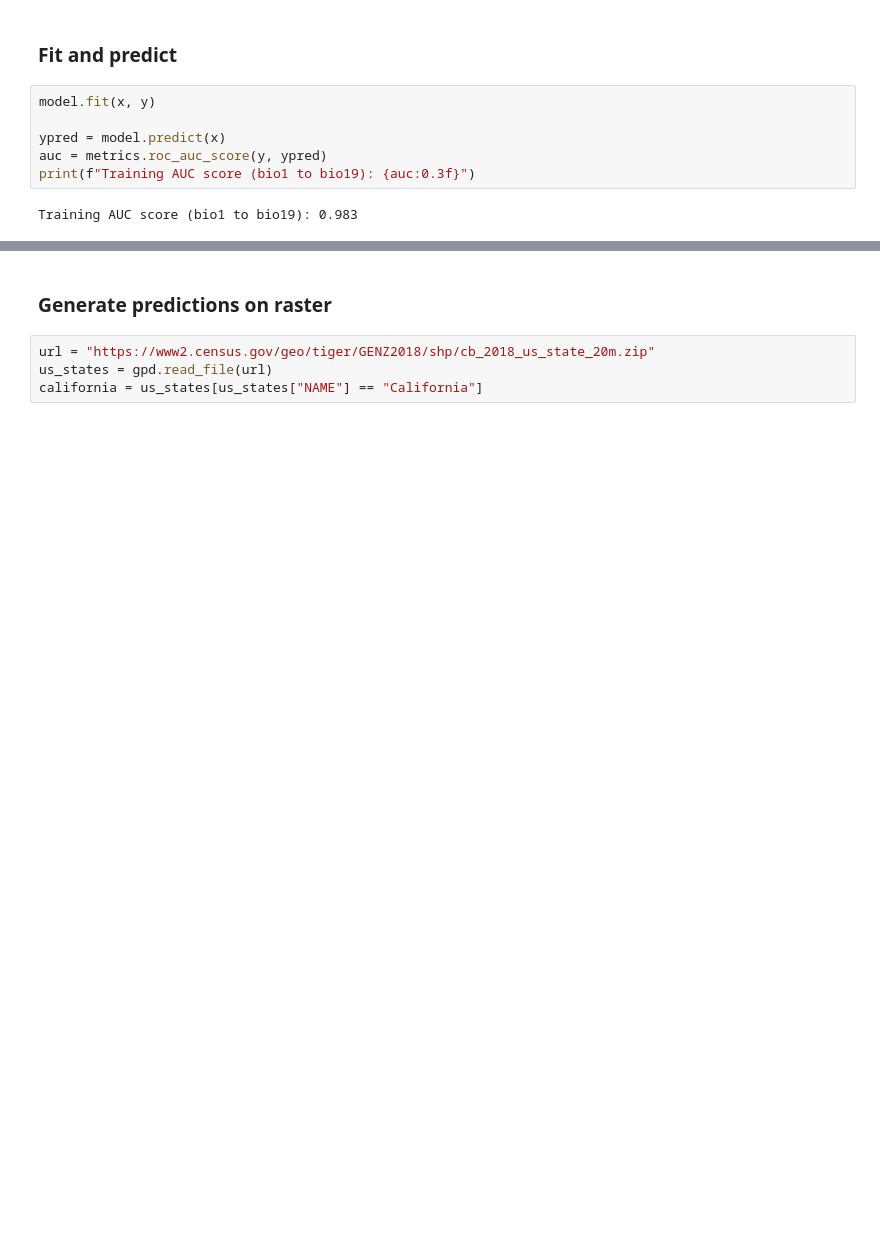
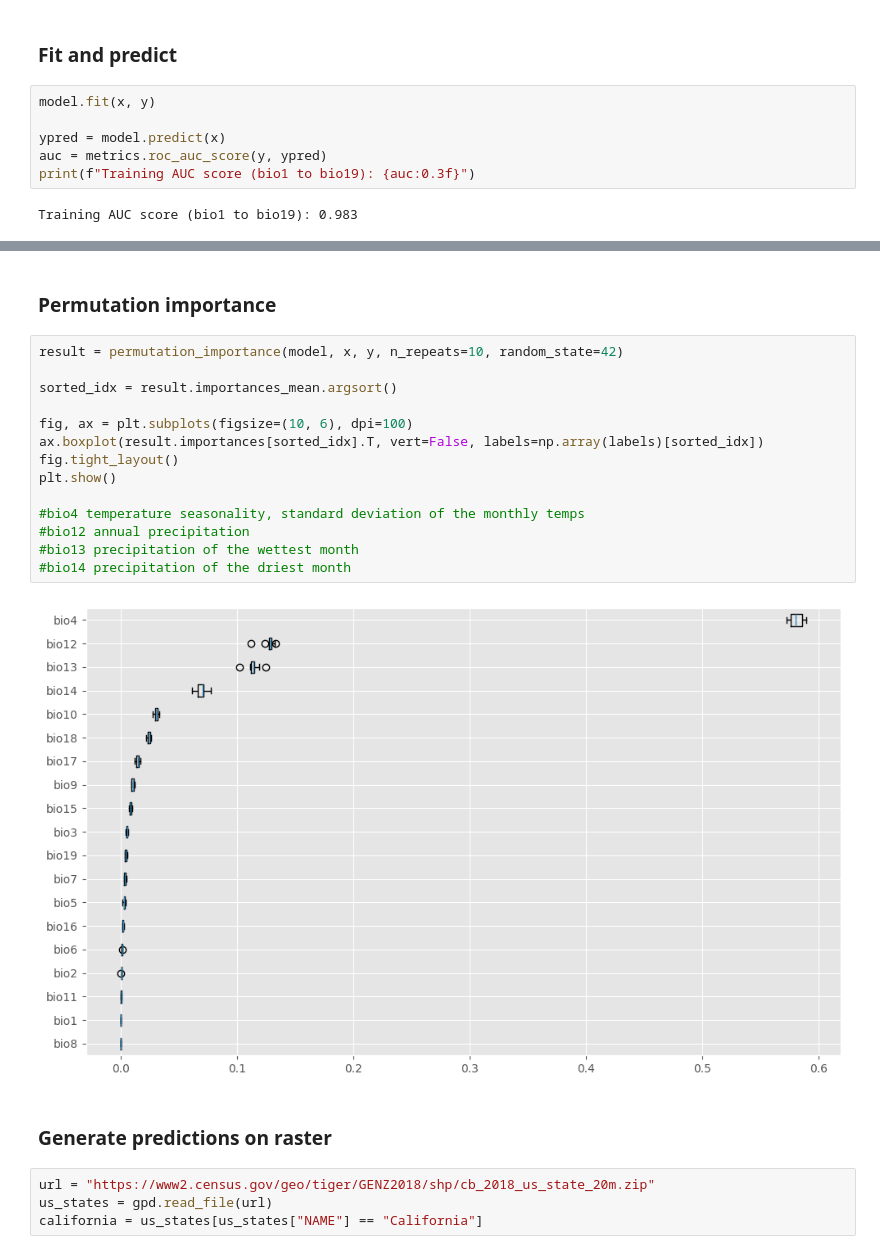
Before and after one commit to maggie-reiter/turfgrass-maps, a Jupyter notebook: kikuyugrass distribution/train_maxent_model.ipynb, the cells around one changed output, grey strips where cells are left out. Saved outputs shown, nothing was run; the diff lists cells and outputs as text; blank space fills up the shorter version.

```diff
--- a/kikuyugrass distribution/train_maxent_model.ipynb
+++ b/kikuyugrass distribution/train_maxent_model.ipynb
@@ -98,3 +186,21 @@ Training AUC score (bio1 to bio19): 0.983
+# %% [markdown]
+### Permutation importance
+# %%
+result = permutation_importance(model, x, y, n_repeats=10, random_state=42)
+
+sorted_idx = result.importances_mean.argsort()
+
+fig, ax = plt.subplots(figsize=(10, 6), dpi=100)
+ax.boxplot(result.importances[sorted_idx].T, vert=False, labels=np.array(labels)[sorted_idx])
+fig.tight_layout()
+plt.show()
+
+#bio4 temperature seasonality, standard deviation of the monthly temps
+#bio12 annual precipitation
+#bio13 precipitation of the wettest month
+#bio14 precipitation of the driest month
+# %% [output]
+[figure, added]
 # %% [markdown]
 ### Generate predictions on raster
 # %%
```
Also changed, not shown: parts of 10 cells of this notebook, 1 other file.
